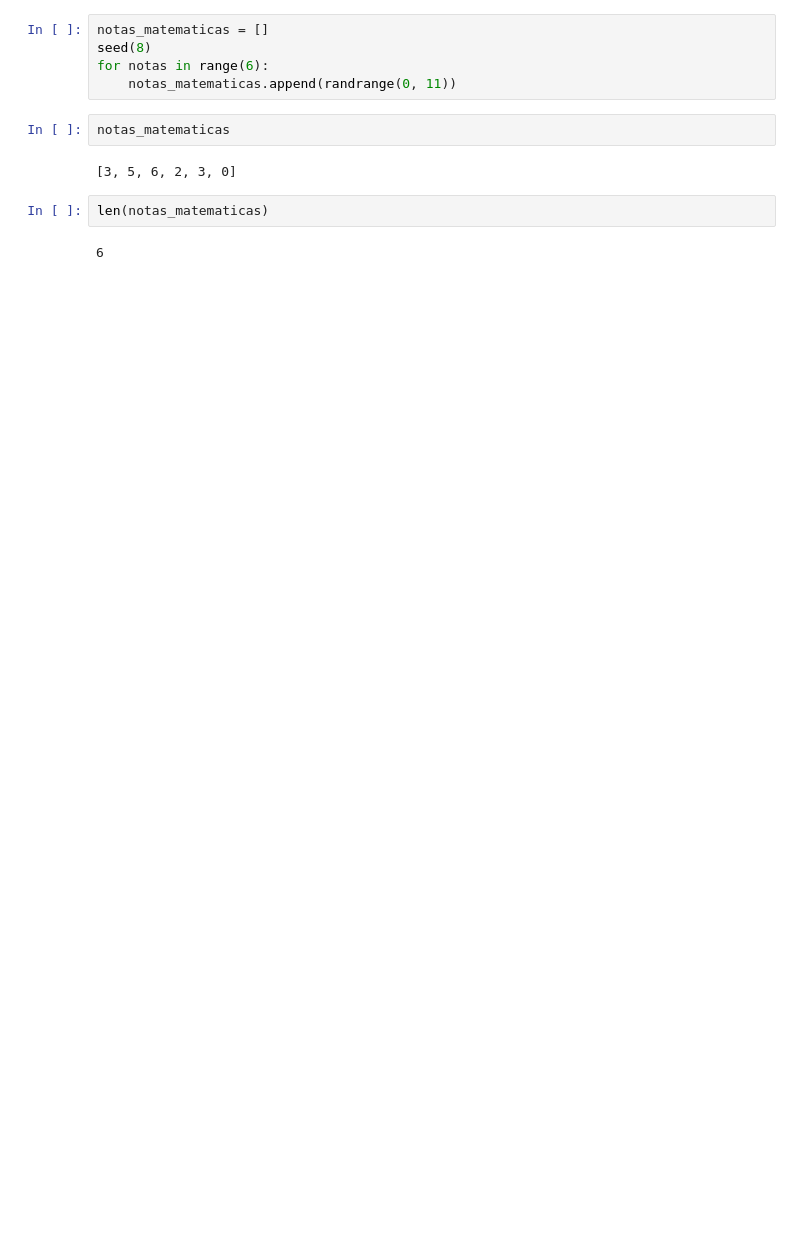
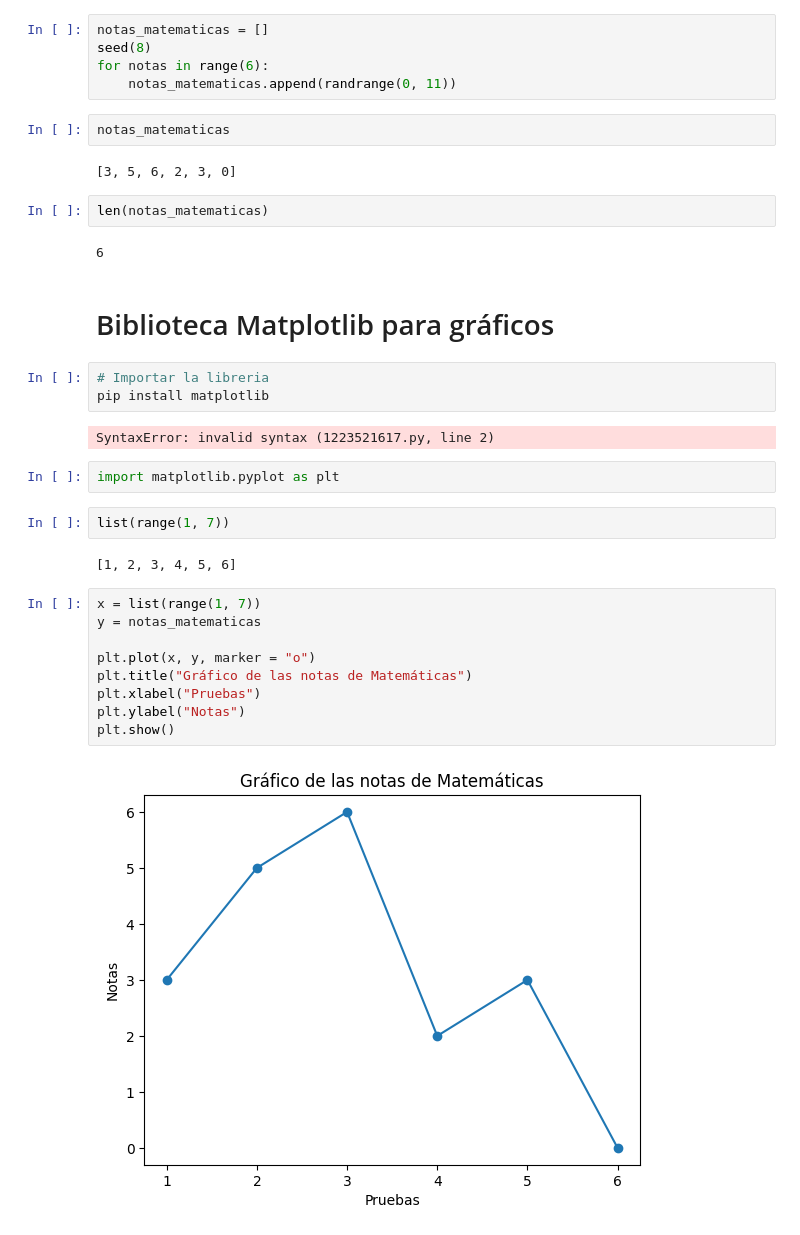
Before and after one commit to celioso/PythonParaDataScience-ntroducci-nAlLenguaje, a Jupyter notebook: PythonParaDS.ipynb, the cells around one changed output. Drawn from its saved outputs; the diff is of its cells as text; blank space fills up the shorter version.

```diff
--- a/PythonParaDS.ipynb
+++ b/PythonParaDS.ipynb
@@ -266,3 +266,27 @@ notas_matematicas
 len(notas_matematicas)
 # %% [output]
 6
+# %% [markdown]
+# Biblioteca Matplotlib para gráficos
+# %%
+# Importar la libreria
+pip install matplotlib
+# %% [output]
+SyntaxError: invalid syntax (1223521617.py, line 2)
+# %%
+import matplotlib.pyplot as plt
+# %%
+list(range(1, 7))
+# %% [output]
+[1, 2, 3, 4, 5, 6]
+# %%
+x = list(range(1, 7))
+y = notas_matematicas
+
+plt.plot(x, y, marker = "o")
+plt.title("Gráfico de las notas de Matemáticas")
+plt.xlabel("Pruebas")
+plt.ylabel("Notas")
+plt.show()
+# %% [output]
+[figure, added]
```
Also changed, not shown: parts of 4 cells of this notebook, 2 other files.
